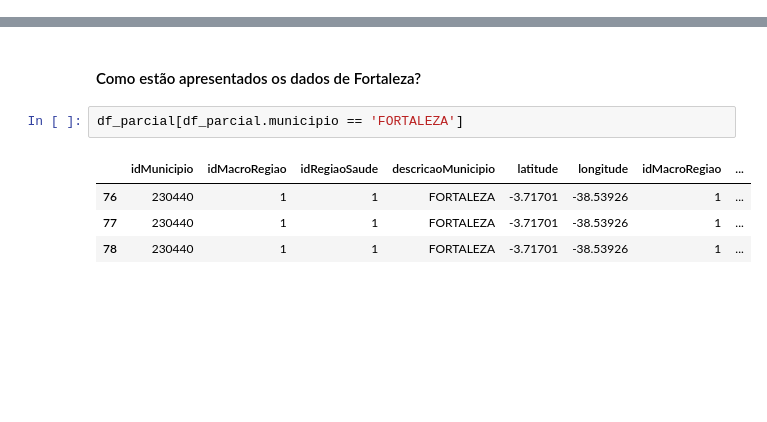
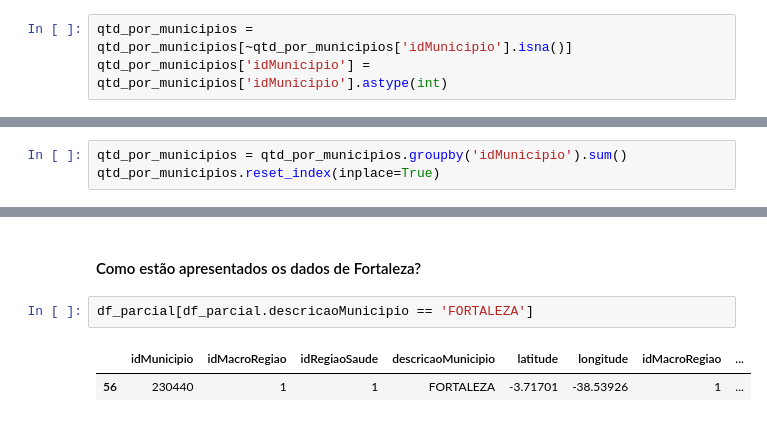
Before and after one commit to andreloc/painel-covid-19-ce, a Jupyter notebook: notebooks/extract_covid_data_integrasus_ce.ipynb, the cells around one changed output, grey strips where cells are left out. Saved outputs shown, nothing was run; the diff lists cells and outputs as text; blank space fills up the shorter version.

```diff
--- a/notebooks/extract_covid_data_integrasus_ce.ipynb
+++ b/notebooks/extract_covid_data_integrasus_ce.ipynb
@@ -112,0 +126,3 @@ qtd_por_municipios.shape
+# %%
+qtd_por_municipios = qtd_por_municipios[~qtd_por_municipios['idMunicipio'].isna()]
+qtd_por_municipios['idMunicipio'] = qtd_por_municipios['idMunicipio'].astype(int)
@@ -120,0 +148,3 @@ f.groupby()
+# %%
+qtd_por_municipios = qtd_por_municipios.groupby('idMunicipio').sum()
+qtd_por_municipios.reset_index(inplace=True)
@@ -151,12 +188,10 @@ df_parcial.head(3)
 # %% [markdown]
 #### Como estão apresentados os dados de Fortaleza?
 # %%
-df_parcial[df_parcial.municipio == 'FORTALEZA']
+df_parcial[df_parcial.descricaoMunicipio == 'FORTALEZA']
 # %% [output]
 |  | idMunicipio | idMacroRegiao | idRegiaoSaude | descricaoMunicipio | latitude | longitude | idMacroRegiao | ... |
-| 76 | 230440 | 1 | 1 | FORTALEZA | -3.71701 | -38.53926 | 1 | ... |
-| 77 | 230440 | 1 | 1 | FORTALEZA | -3.71701 | -38.53926 | 1 | ... |
-| 78 | 230440 | 1 | 1 | FORTALEZA | -3.71701 | -38.53926 | 1 | ... |
+| 56 | 230440 | 1 | 1 | FORTALEZA | -3.71701 | -38.53926 | 1 | ... |
 # %%
 df = df_parcial
 fig = px.scatter_mapbox(df, lat="latitude", lon="longitude",
```
Also changed, not shown: parts of 13 cells of this notebook, 1 other file.
